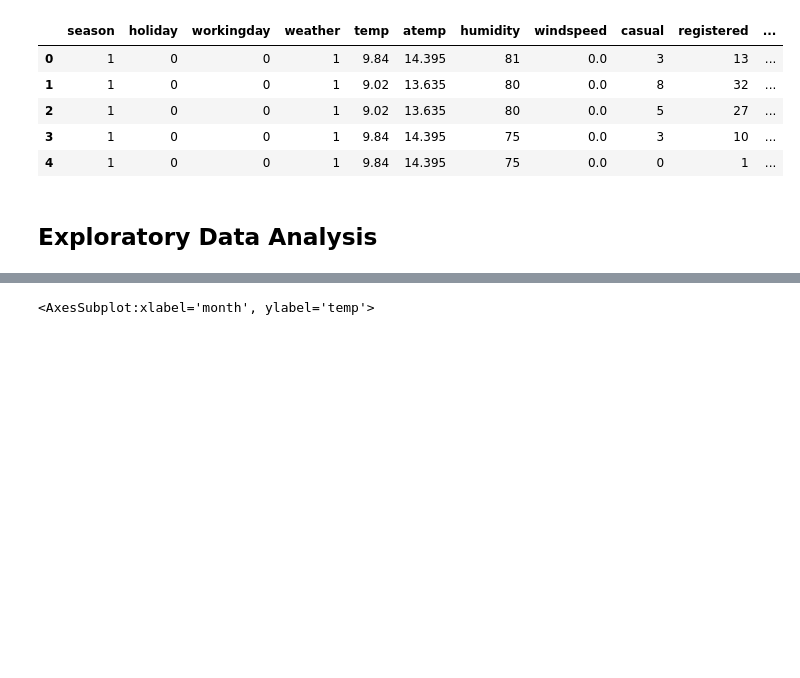
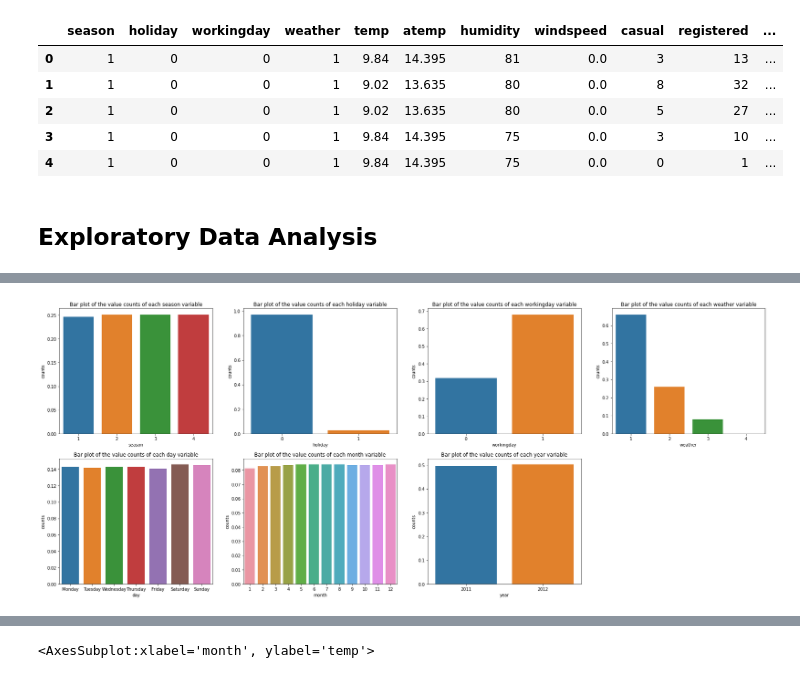
Before and after one commit to hungryfire267/datascience-practice, a Jupyter notebook: bike-sharing-demand/bikeshare.ipynb, the cells around one changed output, grey strips where cells are left out. Cells and saved outputs as stored; diff of their text form; code cells hidden in the pictures; blank space fills up the shorter version.

```diff
--- a/bike-sharing-demand/bikeshare.ipynb
+++ b/bike-sharing-demand/bikeshare.ipynb
@@ -133,0 +140,16 @@ date_count
+# %%
+categorical = ["season", "holiday", "workingday", "weather", "day", "month", "year"]
+value_counts = {}
+for element in categorical:
+    value_counts[element] = train[element].value_counts() /len(train["holiday"])
+    value_counts[element] = value_counts[element].rename_axis(element).reset_index(name = "counts")
+# %%
+plt.figure(figsize = (30,12))
+counter = 1
+for element in categorical:
+    plt.subplot(2, 4, counter)
+    sns.barplot(data = value_counts[element], x = element, y = "counts")
+    plt.title(f"Bar plot of the value counts of each {element} variable")
+    counter += 1
+# %% [output]
+[figure, added]
```
Also changed, not shown: parts of 84 cells of this notebook.
